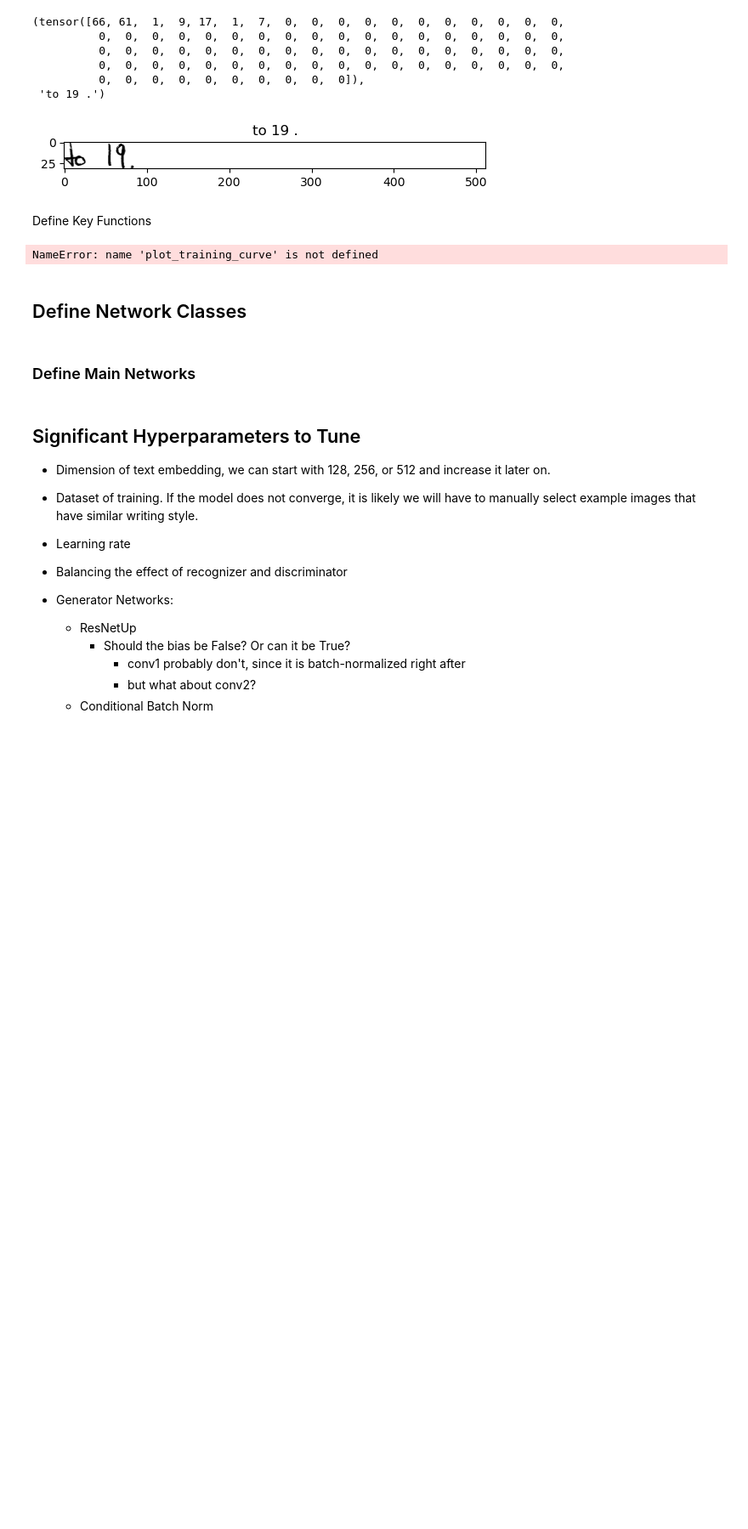
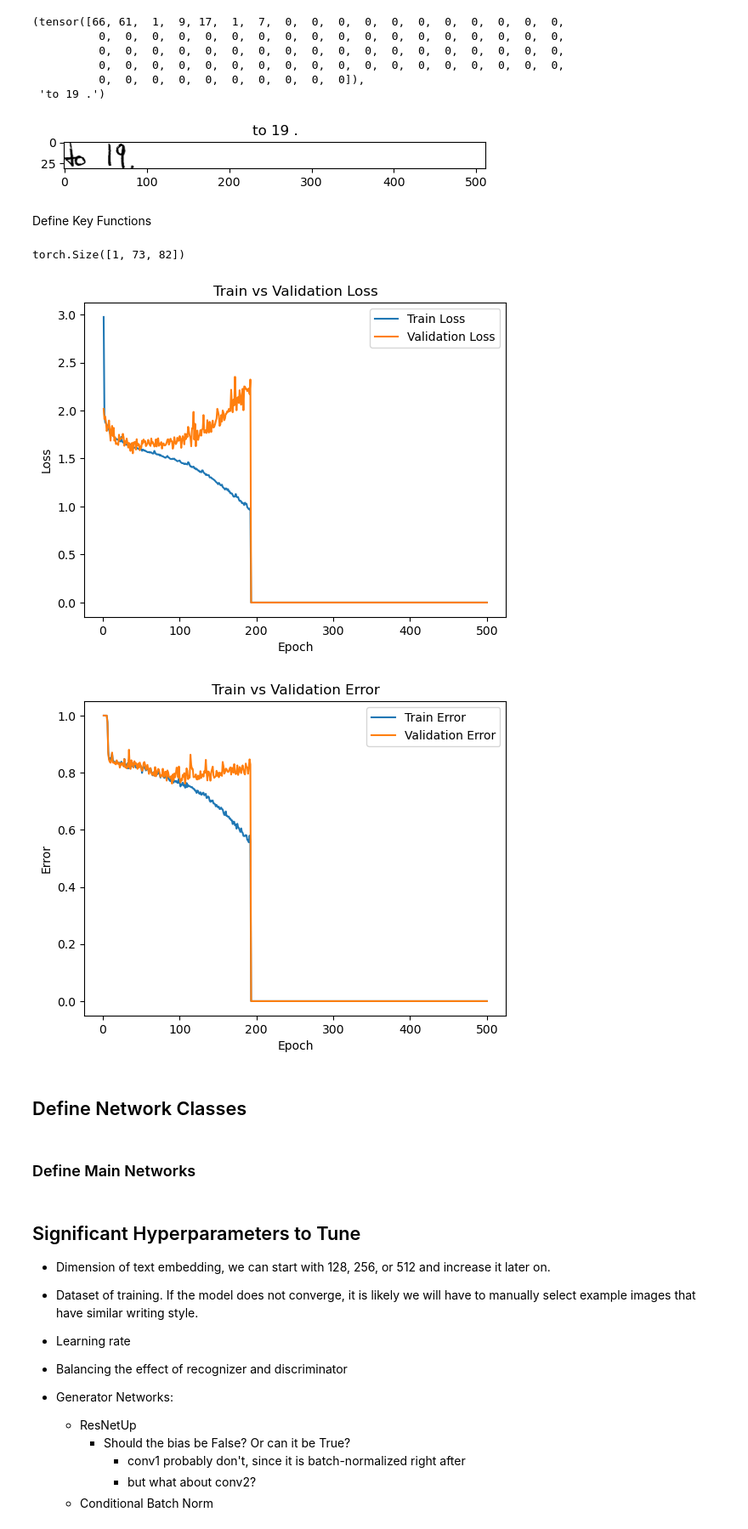
Before and after one commit to nabethg/ScribeSmith, a Jupyter notebook: train_recognizer_copy.ipynb, the cells around one changed output. Shown at 85% size. Drawn from its saved outputs; the diff is of its cells as text; code cells hidden in the pictures; blank space fills up the shorter version.

Commit message:
Keyboard interrupt on recognizer
bs = 32
1000 test 100 val
stopped on epoch 132

```diff
--- a/train_recognizer_copy.ipynb
+++ b/train_recognizer_copy.ipynb
@@ -281,7 +281,7 @@ class Recognizer(nn.Module):
     Output a vector representation of the text size N x 73 x (82*2+1)
     Purpose is to recognize the text from the image, to encourage the generator to produce images that are representations of the text
     """
-
+    # TODO dont include dropout when validatino
     def __init__(self):
         super().__init__()
         self.name = "recognizer"
@@ -303,7 +303,7 @@ class Recognizer(nn.Module):
 
         self.lrelu = nn.LeakyReLU()
         self.maxpool = nn.MaxPool2d(kernel_size=2)
-        self.dropout = nn.Dropout2d(p=0.3)
+        self.dropout = nn.Dropout2d(p=0.4)
 
     def forward(self, img):
         img = self.bn1(self.lrelu(self.maxpool(self.conv1(img))))
@@ -315,7 +315,6 @@ class Recognizer(nn.Module):
         img = self.bn4(self.lrelu(self.dropout(self.conv4(img))))
         #print(img.shape)
         img = self.bn5(self.lrelu(self.dropout(self.conv5(img))))
-        #print(img.shape)
         # Collapse
         img, _ = torch.max(img, dim=2)
         #print(img.shape)
@@ -334,11 +333,13 @@ class Recognizer(nn.Module):
         # img = self.dense(img)
 
 
-#recog = Recognizer()
-#a =recog(torch.randn((1, 1, 32, 512), dtype=torch.float32))
+recog = Recognizer()
+a =recog(torch.randn((1, 1, 32, 512), dtype=torch.float32))
 #print(recog)
     # TODO: http://www.tbluche.com/files/icdar17_gnn.pdf use "big architecture"
-#a.shape
+a.shape
+# %% [output]
+torch.Size([1, 73, 82])
 # %%
 def evaluate(device, recognizer, val_line_dataset_loader, recognizer_loss_function):
 
@@ -544,10 +545,11 @@ def train(recognizer,
         np.savetxt("./recognizers/{}_val_loss.csv".format(model_path_const_batch),  recognizer_val_losses)
         np.savetxt("./recognizers/{}_train_acc.csv".format(model_path_const_batch), recognizer_train_accuracies)
         np.savetxt("./recognizers/{}_val_acc.csv".format(model_path_const_batch), recognizer_val_accuracies)
-# %%
-plot_training_curve("./recognizers/model_recognizer_bs4_lr0.001_epoch99")
-# %% [output]
-NameError: name 'plot_training_curve' is not defined
+# %%
+plot_training_curve("./recognizers/model_recognizer_bs32_lr0.001_epoch-1")
+# %% [output]
+[figure, added]
+[figure, added]
 # %% [markdown]
 ## Define Network Classes
 # %% [markdown]
```
Also changed, not shown: parts of 1 cell of this notebook.
